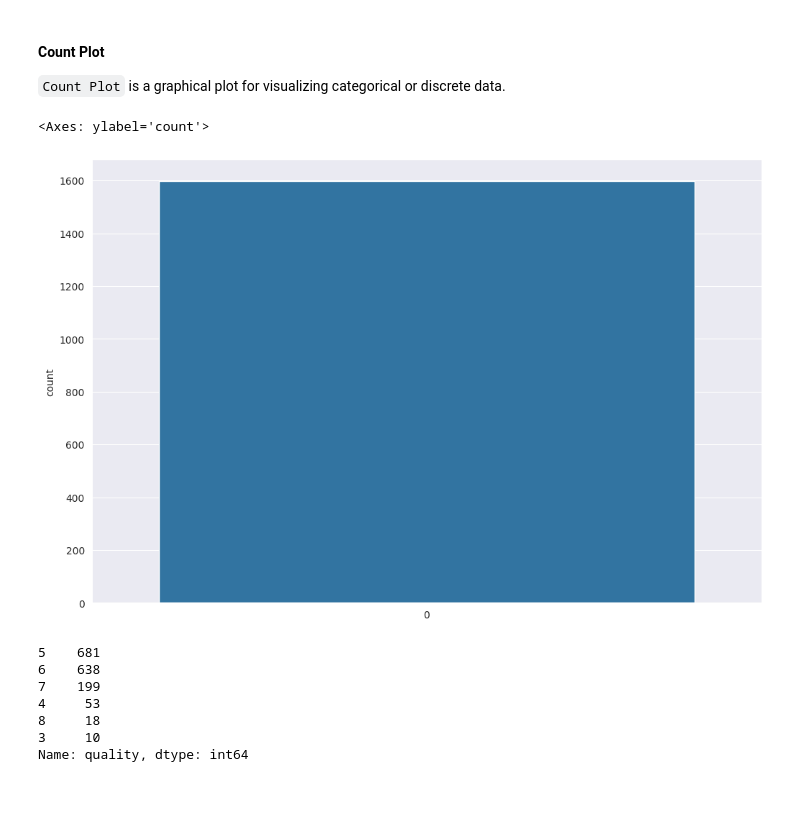
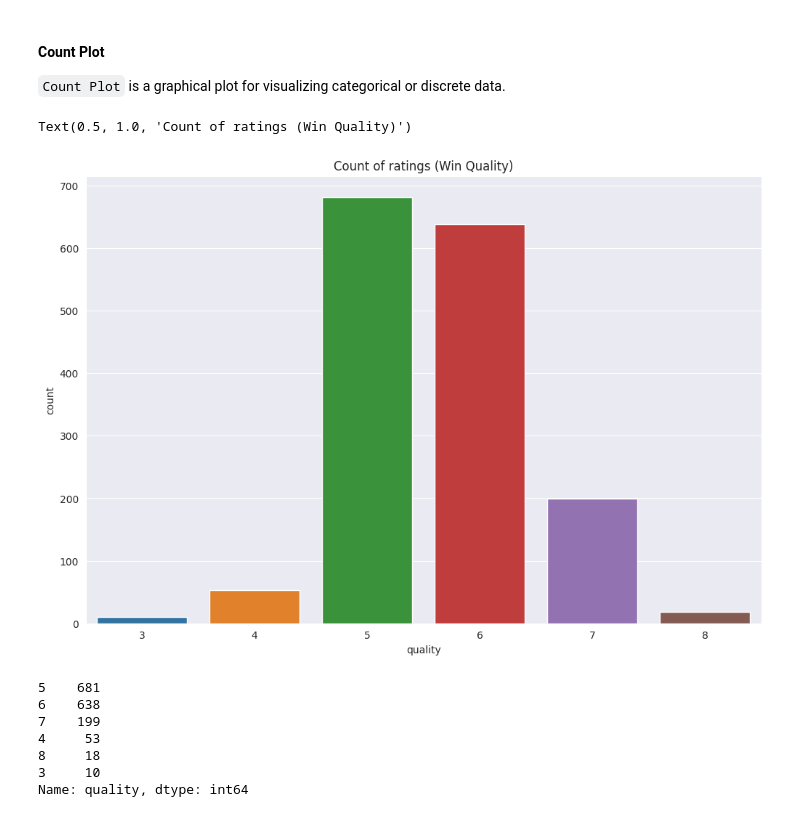
Before and after one commit to muyiwa-obadara/AIPlanetProjects, a Jupyter notebook: exploratory_data_analysis.ipynb, the cells around one changed output. Saved outputs shown, nothing was run; the diff lists cells and outputs as text; code cells hidden in the pictures.

```diff
--- a/exploratory_data_analysis.ipynb
+++ b/exploratory_data_analysis.ipynb
@@ -234,10 +234,11 @@ sns.heatmap(wine_data_corr, cmap="bwr", annot=True)
 `Count Plot` is a graphical plot for visualizing categorical or discrete data.
 # %%
 plt.figure(figsize=(12,8))
-sns.countplot(wine_data.quality)
+ax = sns.countplot(x="quality", data=wine_data)
+ax.set_title("Count of ratings (Win Quality)")
 # %% [output]
-<Axes: ylabel='count'>
+Text(0.5, 1.0, 'Count of ratings (Win Quality)')
-[figure, old version]
+[figure, new version]
 # %%
 wine_data.quality.value_counts()
 # %% [output]
```
Also changed, not shown: parts of 2 cells of this notebook.
